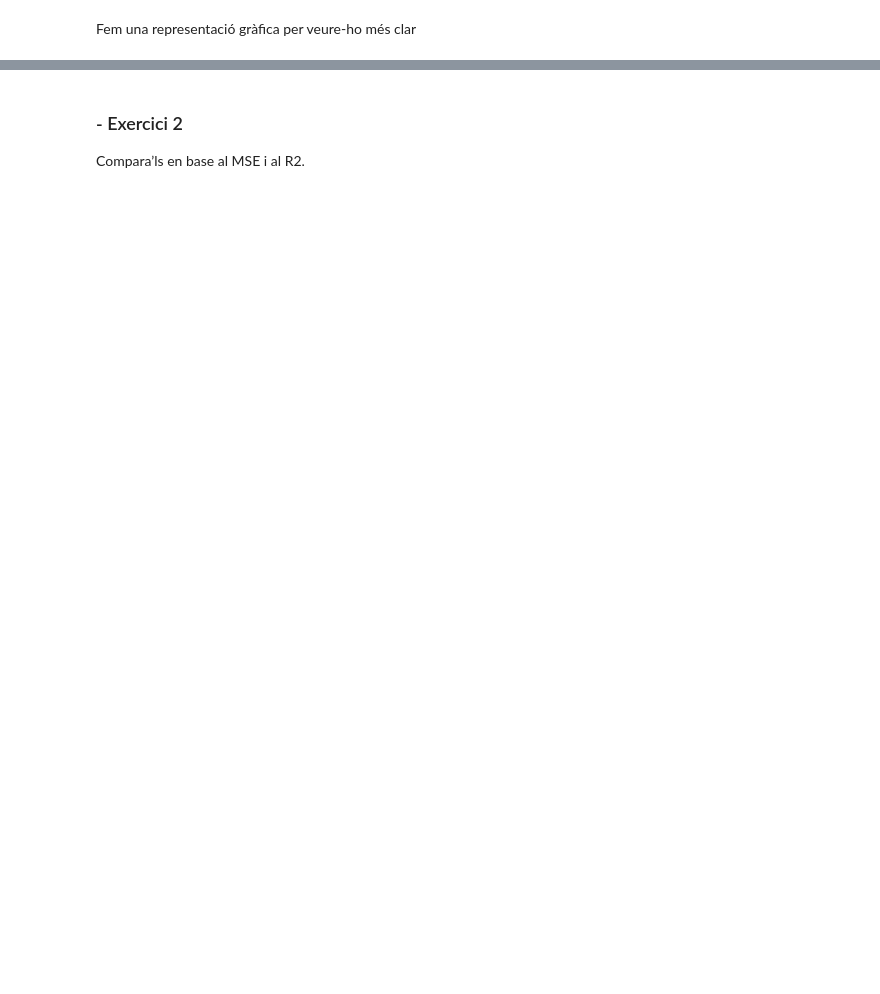
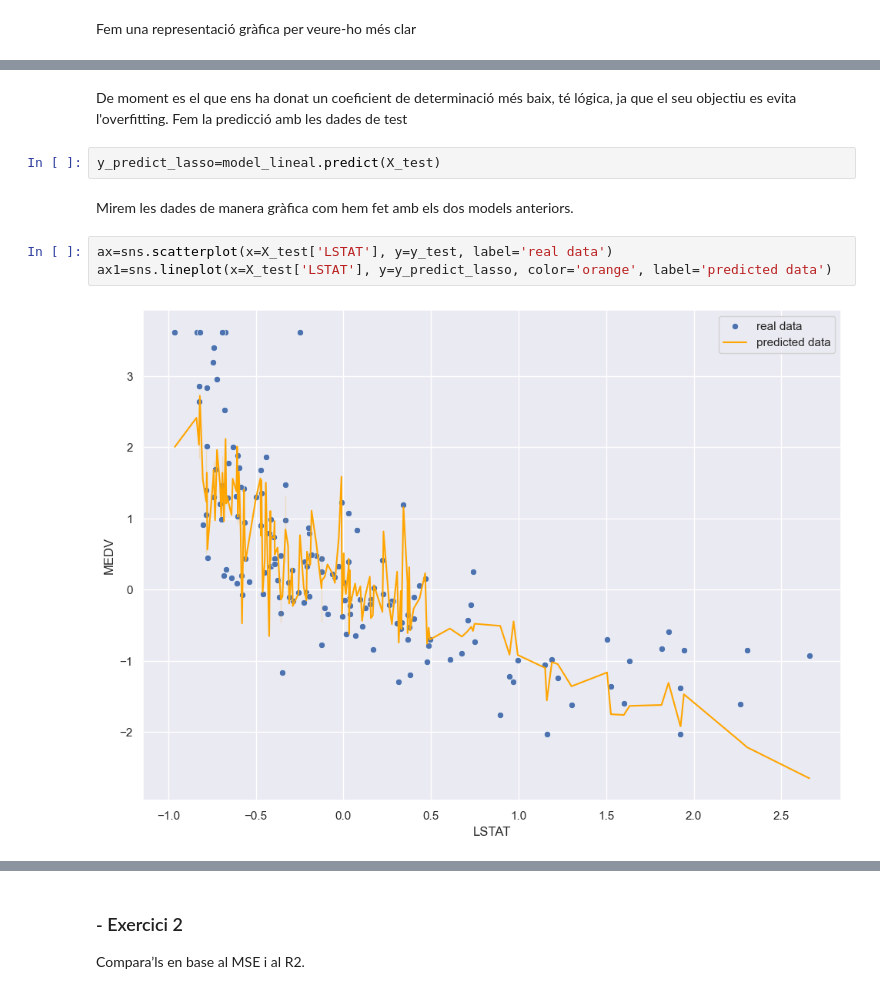
Before and after one commit to maribelseara/ML_regressions, a Jupyter notebook: ml_regressions.ipynb, the cells around one changed output, grey strips where cells are left out. Saved outputs shown, nothing was run; the diff lists cells and outputs as text; blank space fills up the shorter version.

```diff
--- a/ml_regressions.ipynb
+++ b/ml_regressions.ipynb
@@ -234,0 +202,12 @@ Aquesta predicció sembla adaptar-se una mica més a la realitat de les dades.
+# %% [markdown]
+De moment es el que ens ha donat un coeficient de determinació més baix, té lógica, ja que el seu objectiu es evita l'overfitting.
+Fem la predicció amb les dades de test
+# %%
+y_predict_lasso=model_lineal.predict(X_test)
+# %% [markdown]
+Mirem les dades de manera gràfica com hem fet amb els dos models anteriors.
+# %%
+ax=sns.scatterplot(x=X_test['LSTAT'], y=y_test, label='real data')
+ax1=sns.lineplot(x=X_test['LSTAT'], y=y_predict_lasso, color='orange', label='predicted data')
+# %% [output]
+[figure, added]
```
Also changed, not shown: parts of 89 cells of this notebook.
